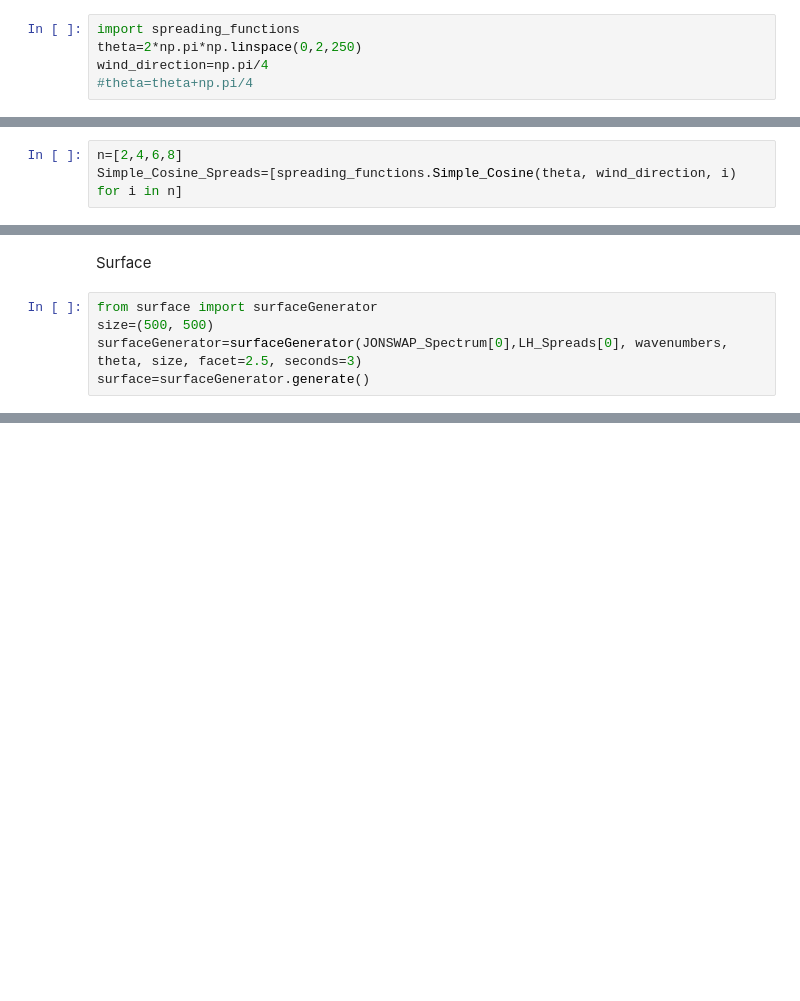
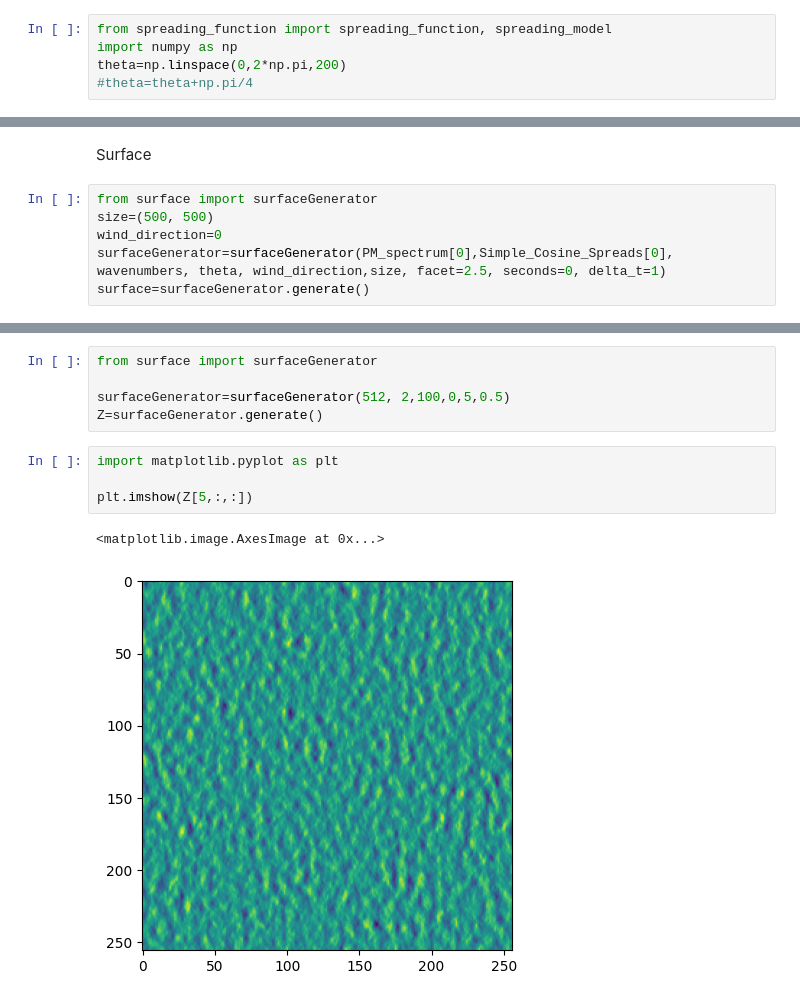
Before and after one commit to eltjonqef/OceanSARImagingSimulator, a Jupyter notebook: simulation.ipynb, the cells around one changed output, grey strips where cells are left out. Cells and saved outputs as stored; diff of their text form; blank space fills up the shorter version.

```diff
--- a/simulation.ipynb
+++ b/simulation.ipynb
@@ -27,12 +23,9 @@ Elfouhaily_Spectrum=[omnidirectional_spectra.Elfouhaily(wavenumbers,windspeed) f
 # %% [markdown]
 Spreading Functions
 # %%
-import spreading_functions
-theta=2*np.pi*np.linspace(0,2,250)
-wind_direction=np.pi/4
+from spreading_function import spreading_function, spreading_model
+import numpy as np
+theta=np.linspace(0,2*np.pi,200)
 #theta=theta+np.pi/4
 # %% [markdown]
 Simple Cosine Function
-# %%
-n=[2,4,6,8]
-Simple_Cosine_Spreads=[spreading_functions.Simple_Cosine(theta, wind_direction, i) for i in n]
@@ -56,5 +47,6 @@ Surface
 # %%
 from surface import surfaceGenerator
 size=(500, 500)
-surfaceGenerator=surfaceGenerator(JONSWAP_Spectrum[0],LH_Spreads[0], wavenumbers, theta, size, facet=2.5, seconds=3)
+wind_direction=0
+surfaceGenerator=surfaceGenerator(PM_spectrum[0],Simple_Cosine_Spreads[0], wavenumbers, theta, wind_direction,size, facet=2.5, seconds=0, delta_t=1)
 surface=surfaceGenerator.generate()
@@ -91,0 +86,12 @@ ValueError: can only convert an array of size 1 to a Python scalar
+# %%
+from surface import surfaceGenerator
+
+surfaceGenerator=surfaceGenerator(512, 2,100,0,5,0.5)
+Z=surfaceGenerator.generate()
+# %%
+import matplotlib.pyplot as plt
+
+plt.imshow(Z[5,:,:])
+# %% [output]
+<matplotlib.image.AxesImage at 0x...>
+[figure, added]
```
Also changed, not shown: parts of 27 cells of this notebook, 6 other files.
